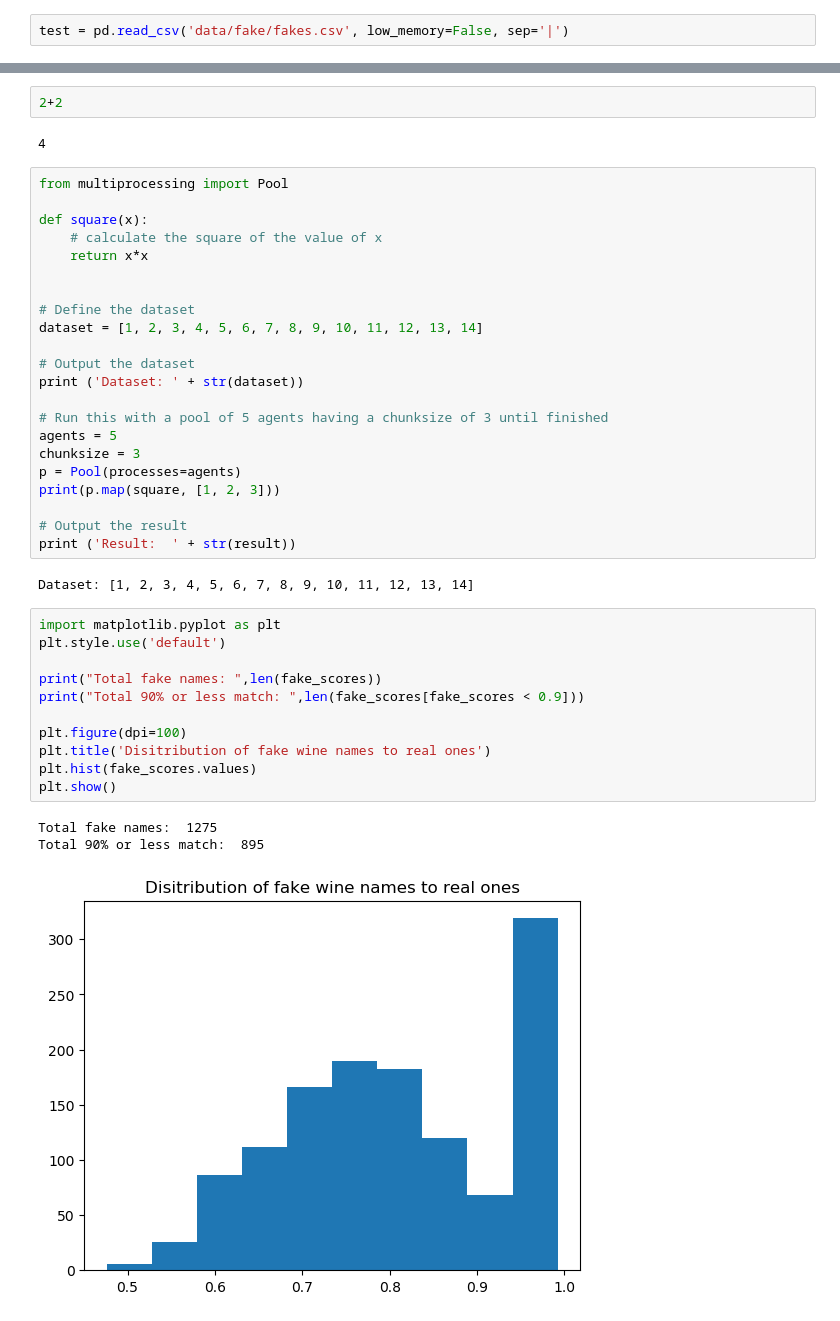
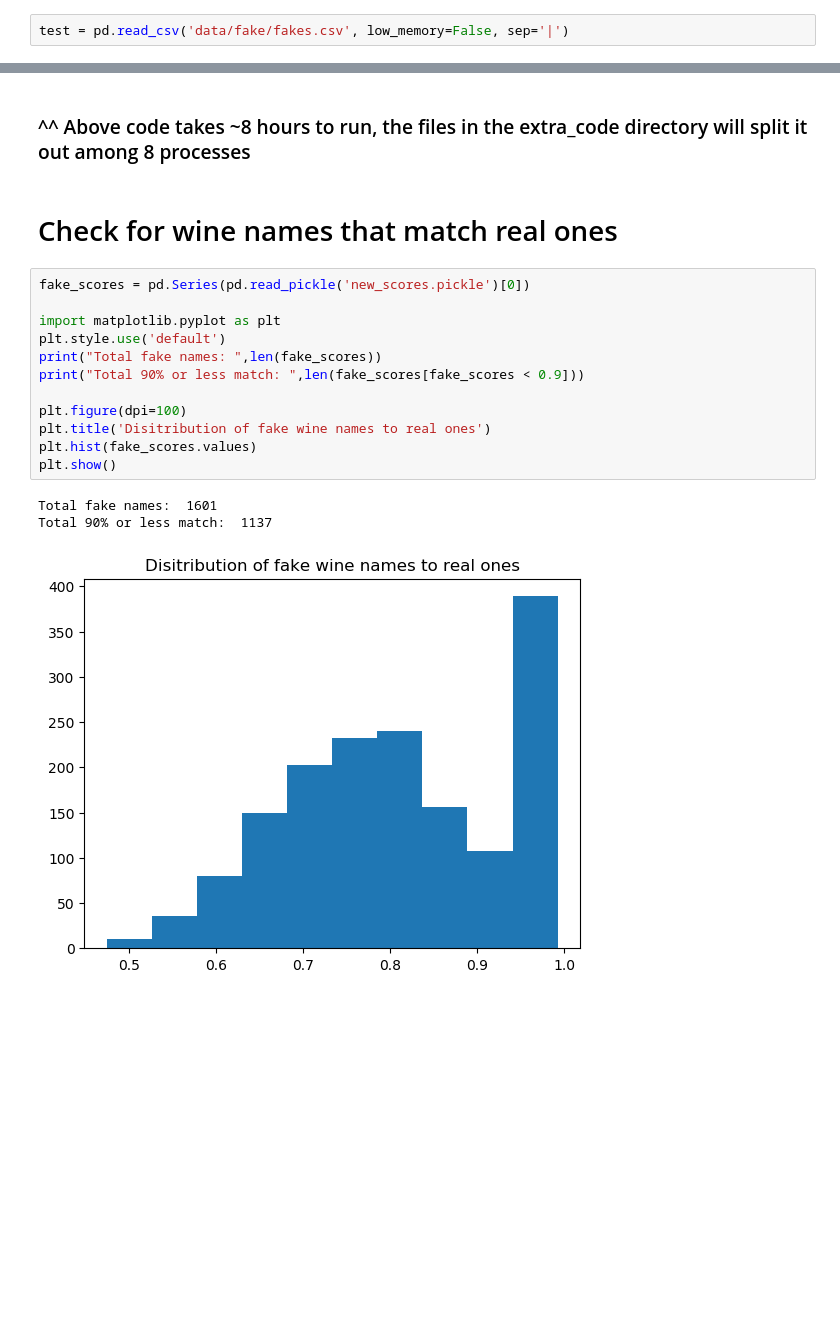
Before and after one commit to cipher982/this-wine-does-not-exist, a Jupyter notebook: 3_model_names.ipynb, the cells around one changed output, grey strips where cells are left out. Cells and saved outputs as stored; diff of their text form; blank space fills up the shorter version.

```diff
--- a/3_model_names.ipynb
+++ b/3_model_names.ipynb
@@ -317,43 +260,20 @@ fake_scores.head()
-# %%
-2+2
-# %% [output]
-4
-# %%
-from multiprocessing import Pool
-
-def square(x):
-    # calculate the square of the value of x
-    return x*x
-
-
-# Define the dataset
-dataset = [1, 2, 3, 4, 5, 6, 7, 8, 9, 10, 11, 12, 13, 14]
-
-# Output the dataset
-print ('Dataset: ' + str(dataset))
-
-# Run this with a pool of 5 agents having a chunksize of 3 until finished
-agents = 5
-chunksize = 3
-p = Pool(processes=agents)
-print(p.map(square, [1, 2, 3]))
-
-# Output the result
-print ('Result:  ' + str(result))
-# %% [output]
-Dataset: [1, 2, 3, 4, 5, 6, 7, 8, 9, 10, 11, 12, 13, 14]
+# %% [markdown]
+### ^^ Above code takes ~8 hours to run, the files in the extra_code directory will split it out among 8 processes
+# %% [markdown]
+# Check for wine names that match real ones
 # %%
+fake_scores = pd.Series(pd.read_pickle('new_scores.pickle')[0])
+
 import matplotlib.pyplot as plt
 plt.style.use('default')
-
 print("Total fake names: ",len(fake_scores))
 print("Total 90% or less match: ",len(fake_scores[fake_scores < 0.9]))
 
 plt.figure(dpi=100)
 plt.title('Disitribution of fake wine names to real ones')
 plt.hist(fake_scores.values)
 plt.show()
 # %% [output]
-Total fake names:  1275
-Total 90% or less match:  895
+Total fake names:  1601
+Total 90% or less match:  1137
-[figure, old version]
+[figure, new version]
```
Also changed, not shown: parts of 8 cells of this notebook, 6 other files.
